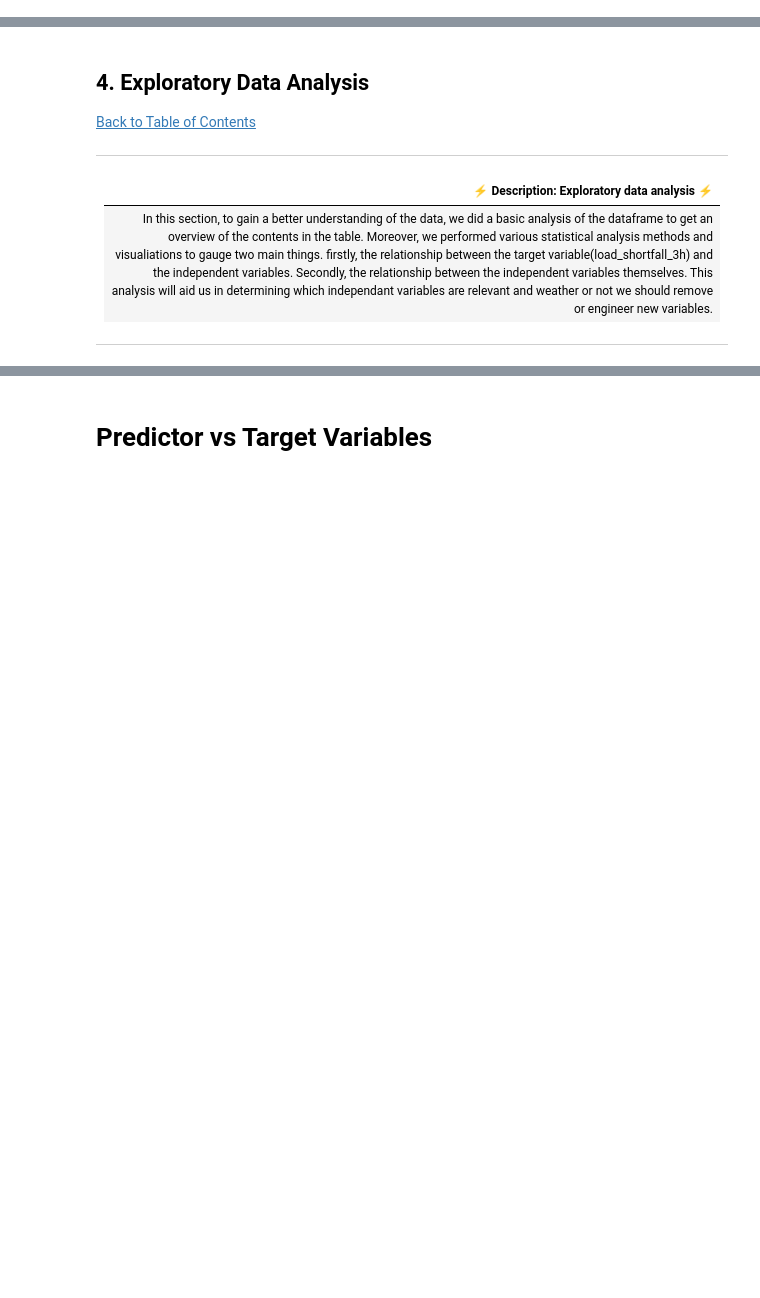
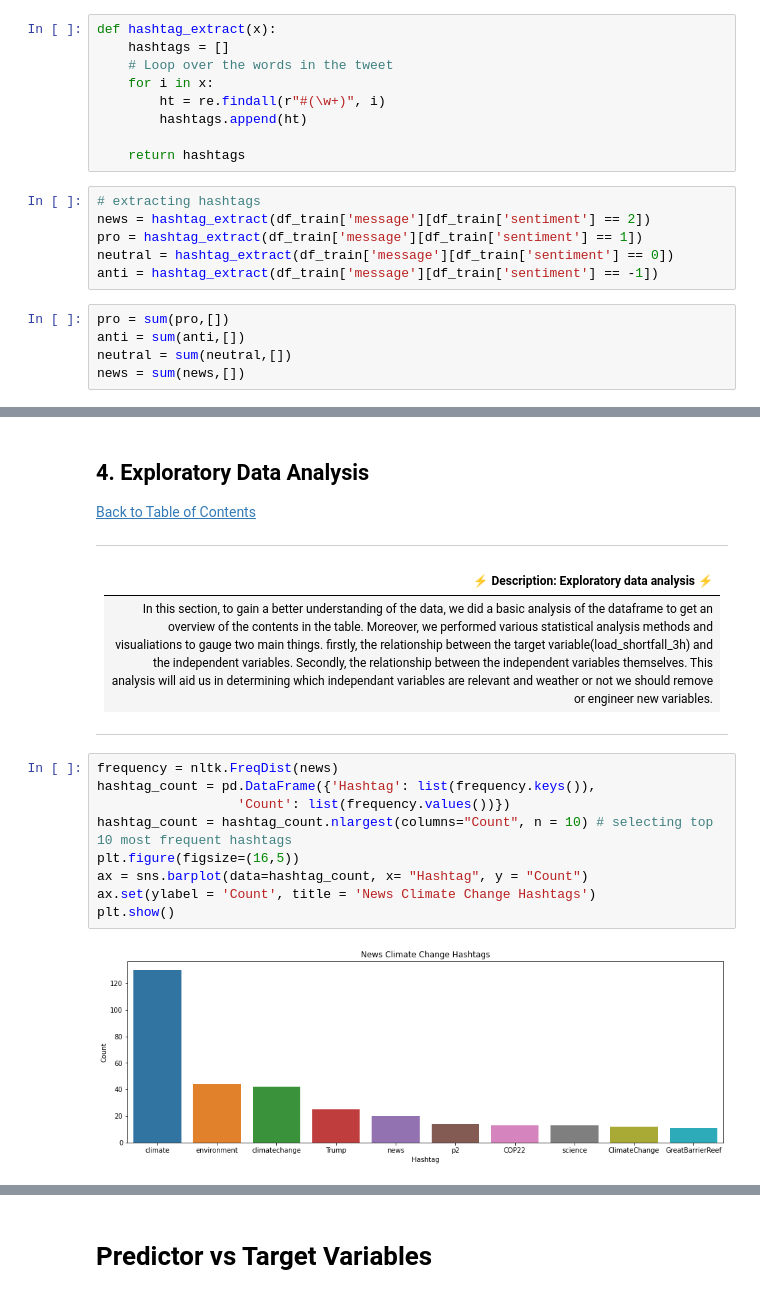
Before and after one commit to ethanmacrae/classification-predict-streamlit-template, a Jupyter notebook: Classification Predict Notebook .ipynb, the cells around one changed output, grey strips where cells are left out. Drawn from its saved outputs; the diff is of its cells as text; blank space fills up the shorter version.

```diff
--- a/Classification Predict Notebook .ipynb
+++ b/Classification Predict Notebook .ipynb
@@ -241,6 +241,26 @@ memory usage: 164.9+ KB
 ---
 # %% [markdown]
 To remove the noise caused by connectors or otherwise called Stop words remove special characters, spaces or Tabs emojies,urls,hashtags.
+# %%
+def hashtag_extract(x):
+    hashtags = []
+    # Loop over the words in the tweet
+    for i in x:
+        ht = re.findall(r"#(\w+)", i)
+        hashtags.append(ht)
+
+    return hashtags
+# %%
+# extracting hashtags
+news = hashtag_extract(df_train['message'][df_train['sentiment'] == 2])
+pro = hashtag_extract(df_train['message'][df_train['sentiment'] == 1])
+neutral = hashtag_extract(df_train['message'][df_train['sentiment'] == 0])
+anti = hashtag_extract(df_train['message'][df_train['sentiment'] == -1])
+# %%
+pro = sum(pro,[])
+anti = sum(anti,[])
+neutral = sum(neutral,[])
+news = sum(news,[])
 # %%
 def processing(tweet):
 
@@ -366,3 +386,14 @@ True
 | In this section, to gain a better understanding of the data, we did a basic analysis of the dataframe to get an overview of the contents in the table. Moreover, we performed various statistical analysis methods and visualiations to gauge two main things. firstly, the relationship between the target variable(load_shortfall_3h) and the independent variables. Secondly, the relationship between the independent variables themselves. This analysis will aid us in determining which independant variables are relevant and weather or not we should remove or engineer new variables. |
 
 ---
+# %%
+frequency = nltk.FreqDist(news)
+hashtag_count = pd.DataFrame({'Hashtag': list(frequency.keys()),
+                  'Count': list(frequency.values())})
+hashtag_count = hashtag_count.nlargest(columns="Count", n = 10) # selecting top 10 most frequent hashtags
+plt.figure(figsize=(16,5))
+ax = sns.barplot(data=hashtag_count, x= "Hashtag", y = "Count")
+ax.set(ylabel = 'Count', title = 'News Climate Change Hashtags')
+plt.show()
+# %% [output]
+[figure, added]
```
Also changed, not shown: parts of 2 cells of this notebook.
